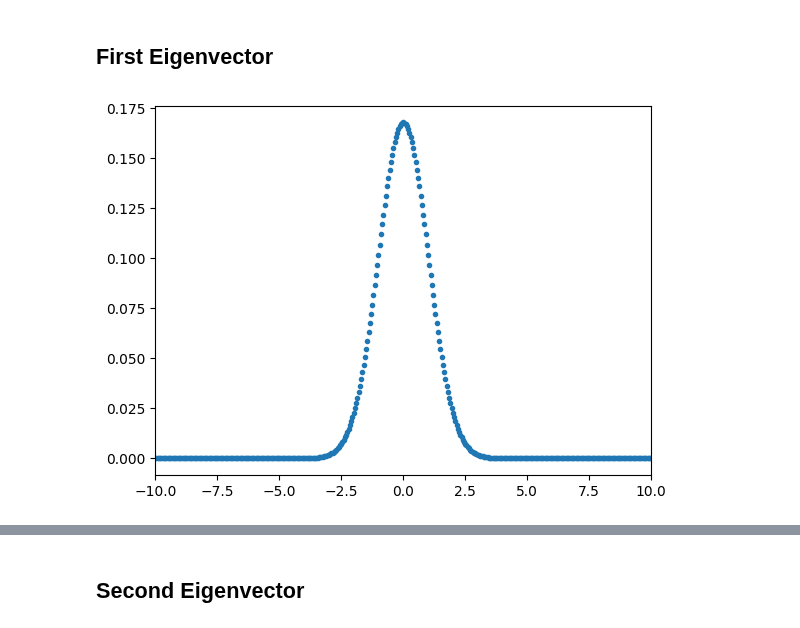
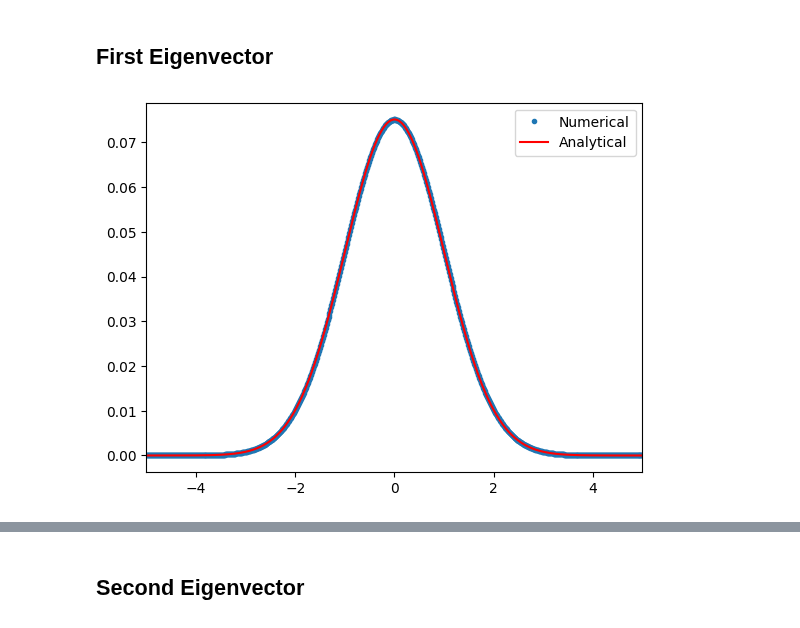
Before and after one commit to jchryssanthacopoulos/quantum_information, a Jupyter notebook: assignment_4/src/plot_eigenvectors.ipynb, the cells around one changed output, grey strips where cells are left out. Saved outputs shown, nothing was run; the diff lists cells and outputs as text; code cells hidden in the pictures.

Commit message:
Update plots

```diff
--- a/assignment_4/src/plot_eigenvectors.ipynb
+++ b/assignment_4/src/plot_eigenvectors.ipynb
@@ -16,0 +11,3 @@ array([-25.  , -24.95, -24.9 , ...,  24.9 ,  24.95,  25.  ])
+# %%
+x_grid = eigenvectors[0]
+x_grid
@@ -33,10 +32,20 @@ array([[-2.50000000e+001, -2.49500000e+001, -2.49000000e+001, ...,
+# %%
+def wavefunc(n, x):
+    p_monic = hermite(n)
+    coeff = 1 / (np.sqrt(2 ** n * math.factorial(n)) * np.pi ** (1/4))
+    return coeff * np.exp(-x ** 2 / 2) * p_monic(x)
 # %% [markdown]
 ## First Eigenvector
-# %%
-plt.plot(eigenvectors[0], eigenvectors[1:, 0], '.')
-plt.xlim([-10, 10]);
-# %% [output]
-[figure, removed]
+# %%
+wavefunc_0 = wavefunc(0, x_grid)
+wavefunc_0 /= np.linalg.norm(wavefunc_0)  # normalize
+# %%
+plt.plot(x_grid, eigenvectors[1:, 0], '.', label="Numerical")
+plt.plot(x_grid, wavefunc_0, 'r', label="Analytical")
+plt.xlim([x_grid[0], x_grid[-1]])
+plt.legend();
+# %% [output]
+[figure, added]
 # %%
 print("Energy is", eigenvalues[0])
 # %% [output]
```
Also changed, not shown: parts of 22 cells of this notebook, 2 other files.
